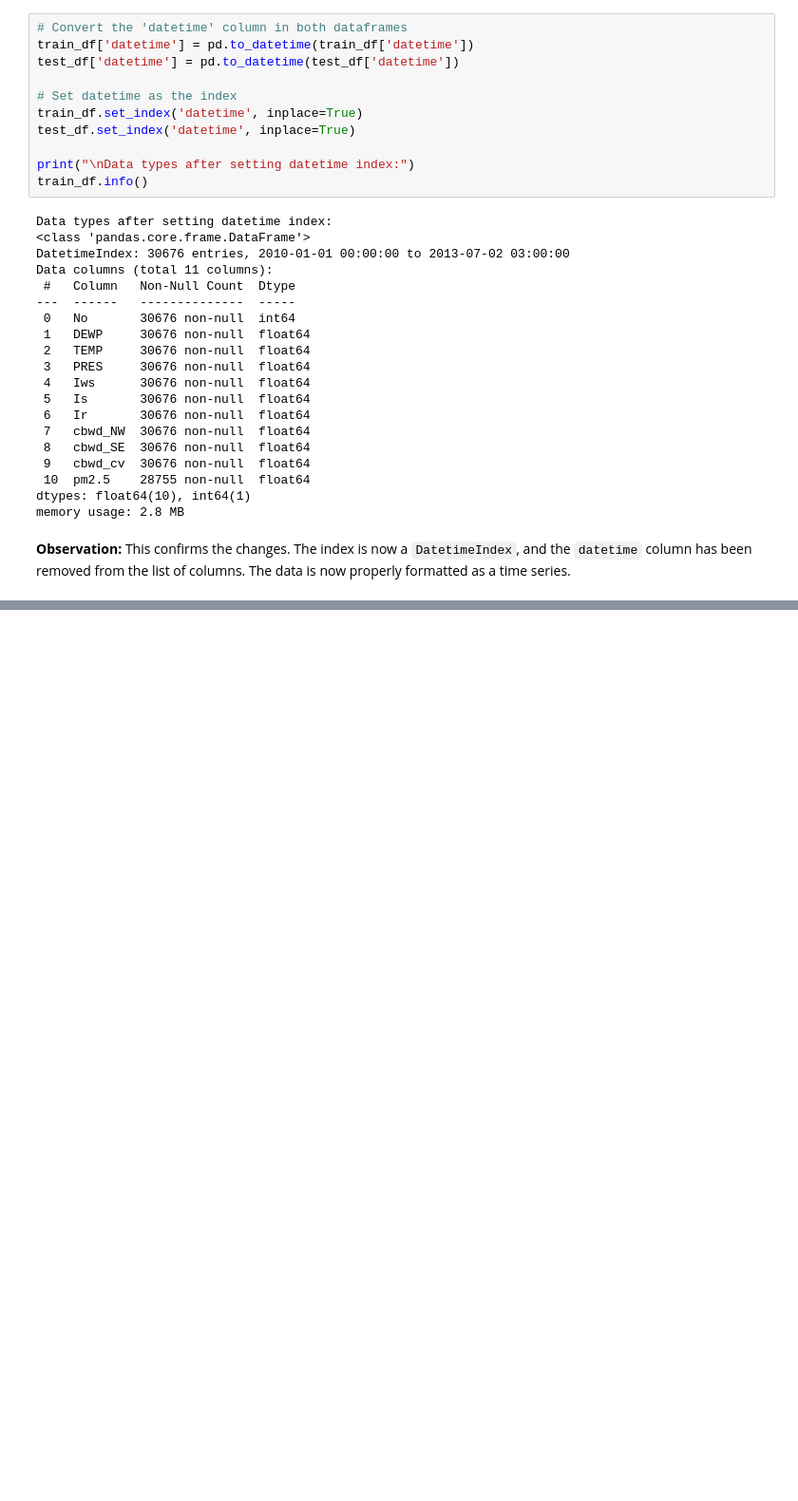
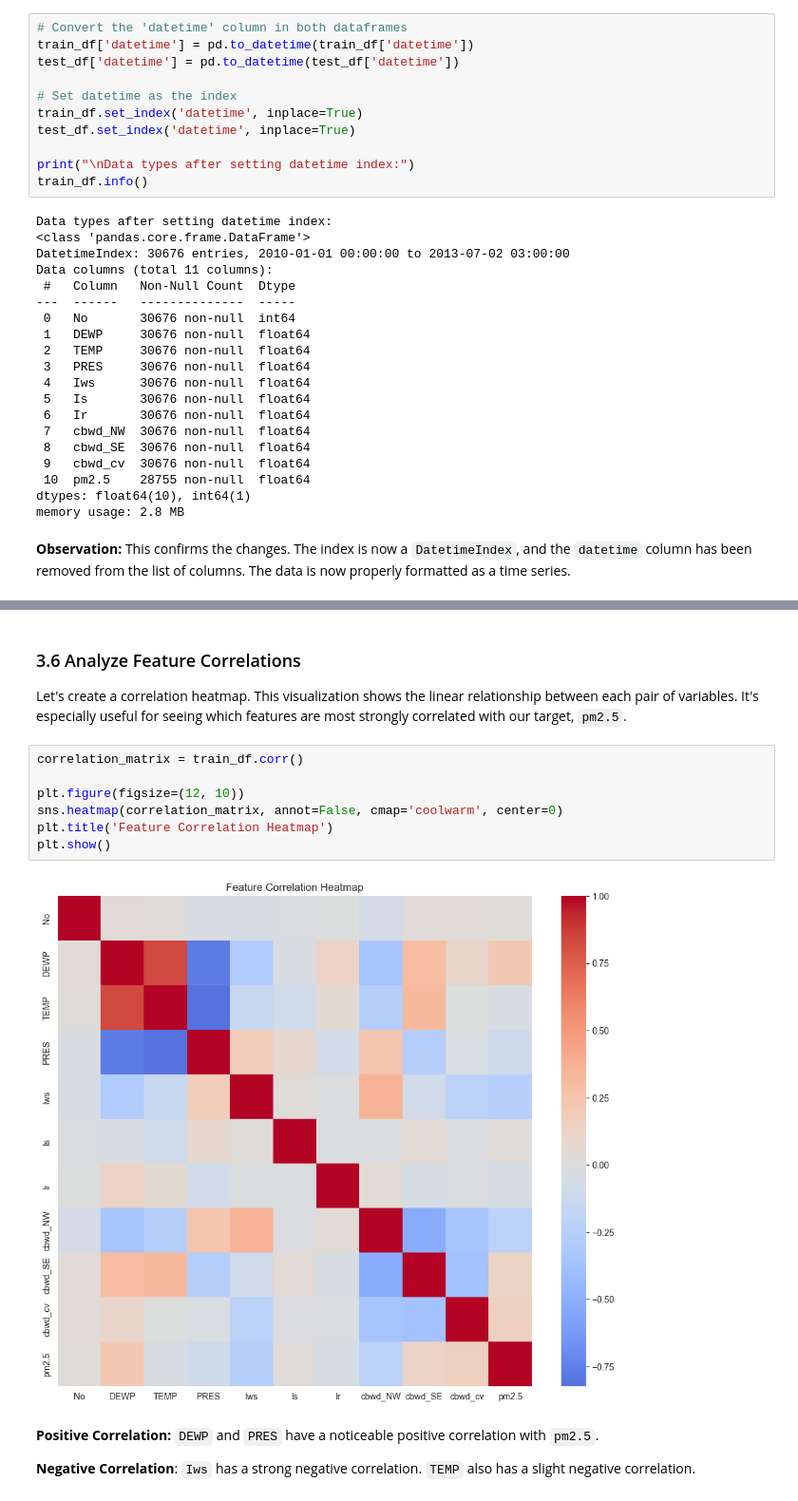
Before and after one commit to Christianib003/time-series-forecasting, a Jupyter notebook: notebooks/01_EDA_and_Preprocessing.ipynb, the cells around one changed output, grey strips where cells are left out. Shown: that part at 95% size. Saved outputs shown, nothing was run; the diff lists cells and outputs as text; blank space fills up the shorter version.

```diff
--- a/notebooks/01_EDA_and_Preprocessing.ipynb
+++ b/notebooks/01_EDA_and_Preprocessing.ipynb
@@ -73,0 +122,16 @@ memory usage: 2.8 MB
+# %% [markdown]
+### 3.6 Analyze Feature Correlations
+Let's create a correlation heatmap. This visualization shows the linear relationship between each pair of variables. It's especially useful for seeing which features are most strongly correlated with our target, `pm2.5`.
+# %%
+correlation_matrix = train_df.corr()
+
+plt.figure(figsize=(12, 10))
+sns.heatmap(correlation_matrix, annot=False, cmap='coolwarm', center=0)
+plt.title('Feature Correlation Heatmap')
+plt.show()
+# %% [output]
+[figure, added]
+# %% [markdown]
+**Positive Correlation:** `DEWP` and `PRES` have a noticeable positive correlation with `pm2.5`.
+
+**Negative Correlation**: `Iws` has a strong negative correlation. `TEMP` also has a slight negative correlation.
```
Also changed, not shown: parts of 9 cells of this notebook, 3 other files.
